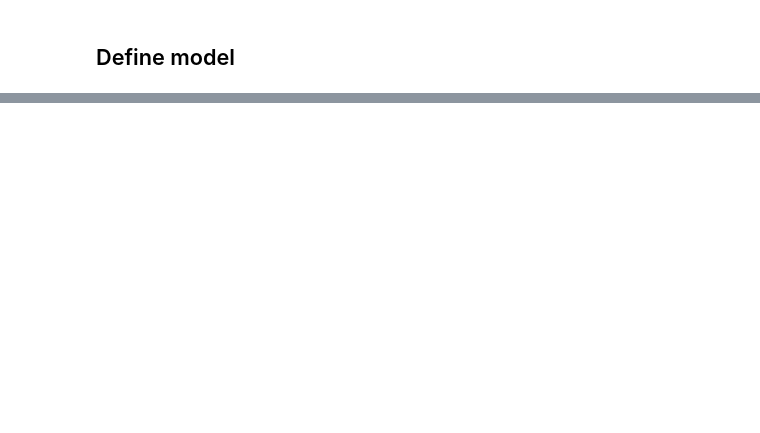
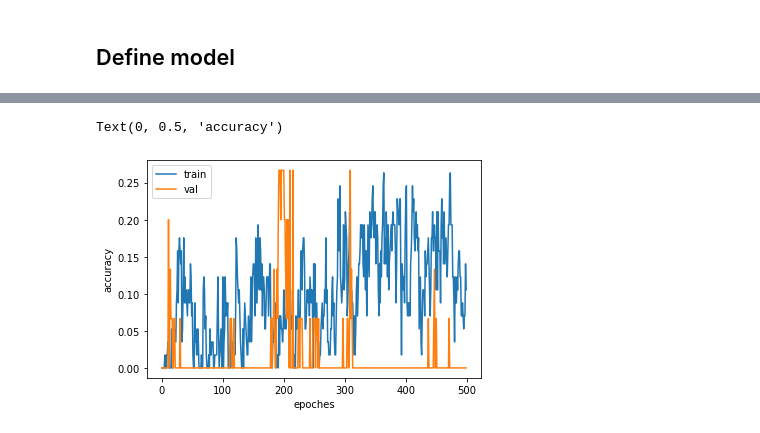
Before and after one commit to StevenZMonash/GW_prior, a Jupyter notebook: examples/training.ipynb, the cells around one changed output, grey strips where cells are left out. Saved outputs shown, nothing was run; the diff lists cells and outputs as text; code cells hidden in the pictures; blank space fills up the shorter version.

```diff
--- a/examples/training.ipynb
+++ b/examples/training.ipynb
@@ -67,0 +139,9 @@ train_q_xeff = np.stack((train_q, train_xeff), axis=1)
+# %%
+plt.plot(history.history['accuracy'])
+plt.plot(history.history['val_accuracy'])
+plt.legend(['train', 'val'])
+plt.xlabel('epoches')
+plt.ylabel('accuracy')
+# %% [output]
+Text(0, 0.5, 'accuracy')
+[figure, added]
```
Also changed, not shown: parts of 28 cells of this notebook.
